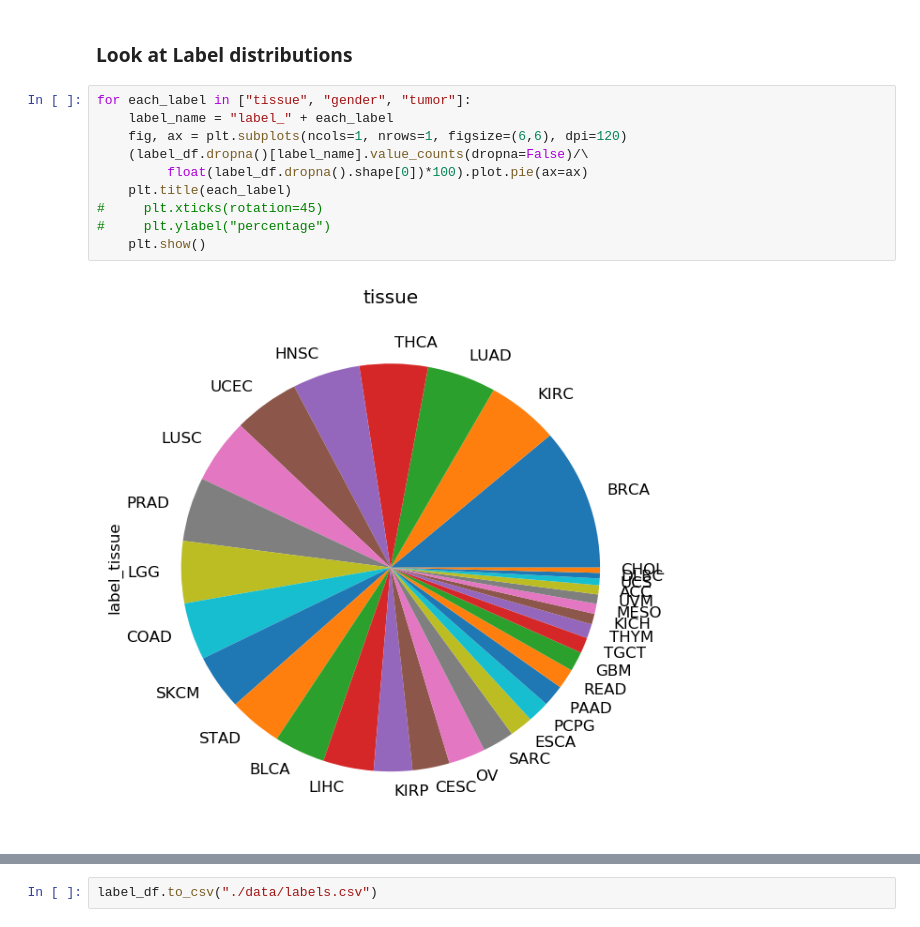
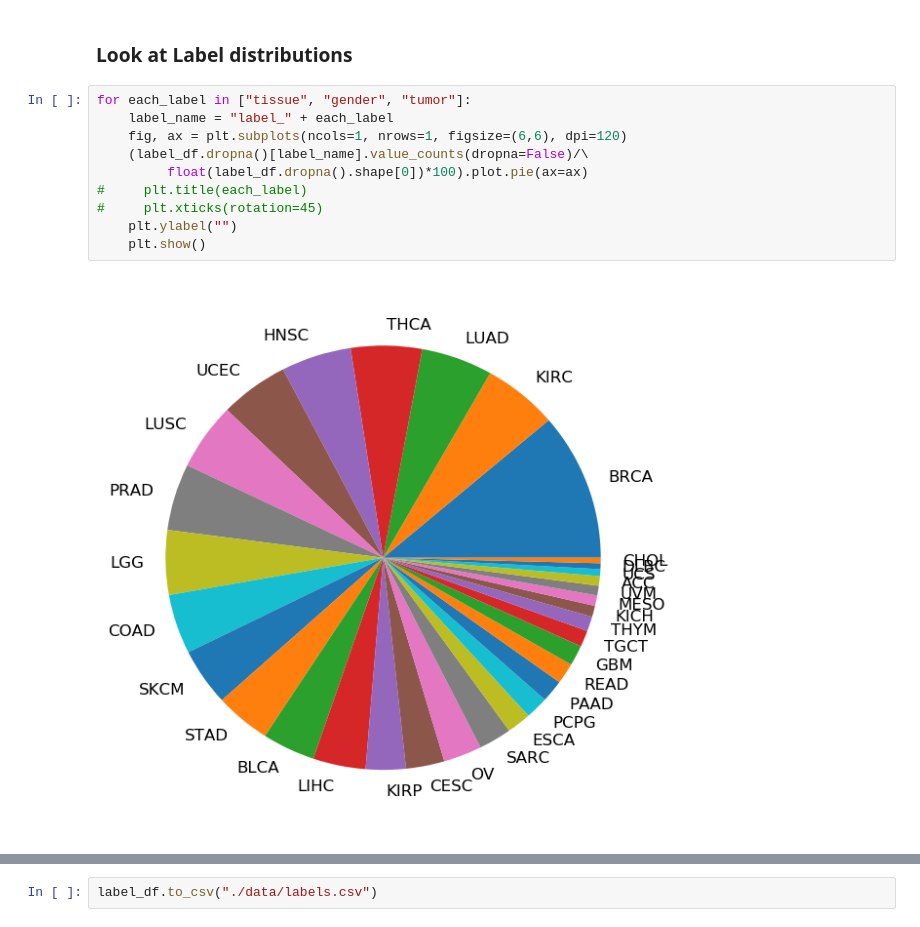
Before and after one commit to jvivian/DeepTCGA, a Jupyter notebook: Preprocessing.ipynb, the cells around one changed output, grey strips where cells are left out. Saved outputs shown, nothing was run; the diff lists cells and outputs as text.

Commit message:
small tweaks to label plot

```diff
--- a/Preprocessing.ipynb
+++ b/Preprocessing.ipynb
@@ -174,12 +175,12 @@ Name: label_tumor, dtype: int64
 # %%
 for each_label in ["tissue", "gender", "tumor"]:
     label_name = "label_" + each_label
     fig, ax = plt.subplots(ncols=1, nrows=1, figsize=(6,6), dpi=120)
     (label_df.dropna()[label_name].value_counts(dropna=False)/\
          float(label_df.dropna().shape[0])*100).plot.pie(ax=ax)
-    plt.title(each_label)
+#     plt.title(each_label)
 #     plt.xticks(rotation=45)
-#     plt.ylabel("percentage")
+    plt.ylabel("")
     plt.show()
 # %% [output]
-[figure, old version]
+[figure, new version]
```
Also changed, not shown: parts of 2 cells of this notebook.
